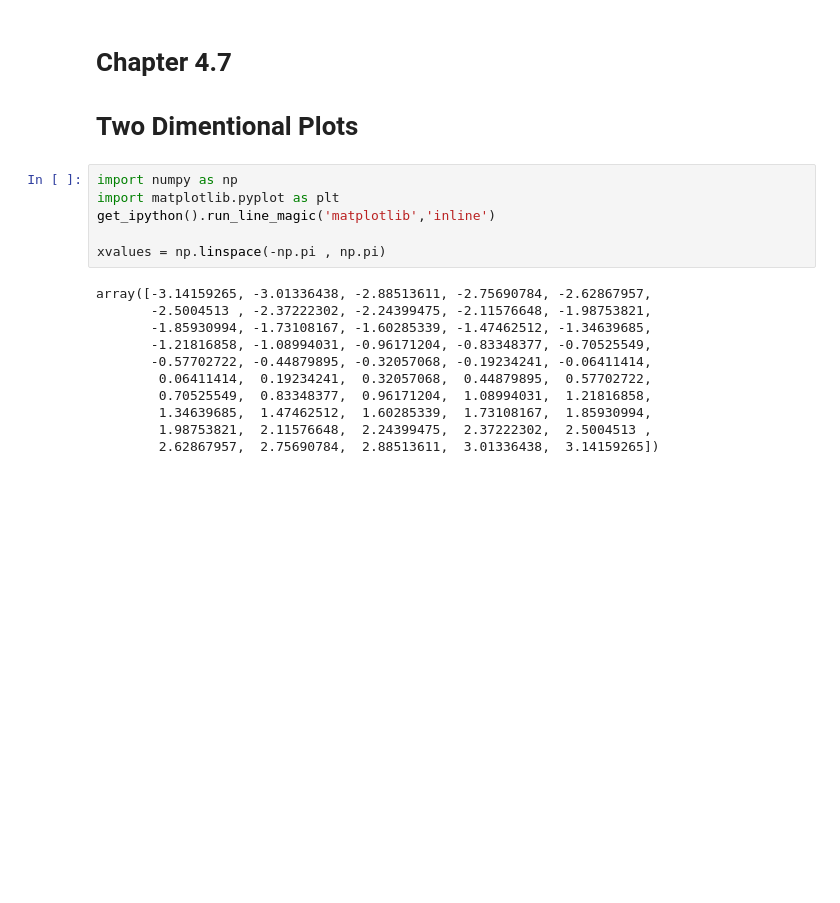
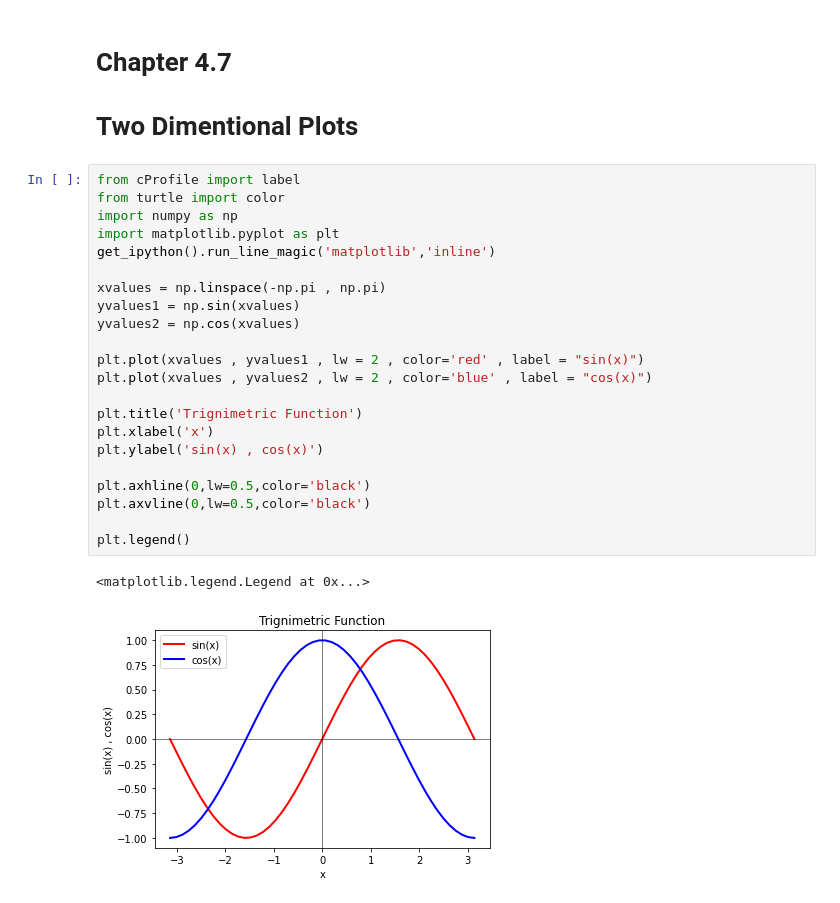
Before and after one commit to imtiaz70/matplotlib, a Jupyter notebook: matplotlibPractice.ipynb, the cells around one changed output. Saved outputs shown, nothing was run; the diff lists cells and outputs as text; blank space fills up the shorter version.

```diff
--- a/matplotlibPractice.ipynb
+++ b/matplotlibPractice.ipynb
@@ -285,20 +278,28 @@ plt.show()
 # %% [markdown]
 # Chapter 4.7
 # Two Dimentional Plots
-# %%
-import numpy as np
-import matplotlib.pyplot as plt
-get_ipython().run_line_magic('matplotlib','inline')
-
-xvalues = np.linspace(-np.pi , np.pi)
-# %% [output]
-array([-3.14159265, -3.01336438, -2.88513611, -2.75690784, -2.62867957,
-       -2.5004513 , -2.37222302, -2.24399475, -2.11576648, -1.98753821,
-       -1.85930994, -1.73108167, -1.60285339, -1.47462512, -1.34639685,
-       -1.21816858, -1.08994031, -0.96171204, -0.83348377, -0.70525549,
-       -0.57702722, -0.44879895, -0.32057068, -0.19234241, -0.06411414,
-        0.06411414,  0.19234241,  0.32057068,  0.44879895,  0.57702722,
-        0.70525549,  0.83348377,  0.96171204,  1.08994031,  1.21816858,
-        1.34639685,  1.47462512,  1.60285339,  1.73108167,  1.85930994,
-        1.98753821,  2.11576648,  2.24399475,  2.37222302,  2.5004513 ,
-        2.62867957,  2.75690784,  2.88513611,  3.01336438,  3.14159265])
+# %%
+from cProfile import label
+from turtle import color
+import numpy as np
+import matplotlib.pyplot as plt
+get_ipython().run_line_magic('matplotlib','inline')
+
+xvalues = np.linspace(-np.pi , np.pi)
+yvalues1 = np.sin(xvalues)
+yvalues2 = np.cos(xvalues)
+
+plt.plot(xvalues , yvalues1 , lw = 2 , color='red' , label = "sin(x)")
+plt.plot(xvalues , yvalues2 , lw = 2 , color='blue' , label = "cos(x)")
+
+plt.title('Trignimetric Function')
+plt.xlabel('x')
+plt.ylabel('sin(x) , cos(x)')
+
+plt.axhline(0,lw=0.5,color='black')
+plt.axvline(0,lw=0.5,color='black')
+
+plt.legend()
+# %% [output]
+<matplotlib.legend.Legend at 0x...>
+[figure, added]
```
Also changed, not shown: parts of 3 cells of this notebook.
